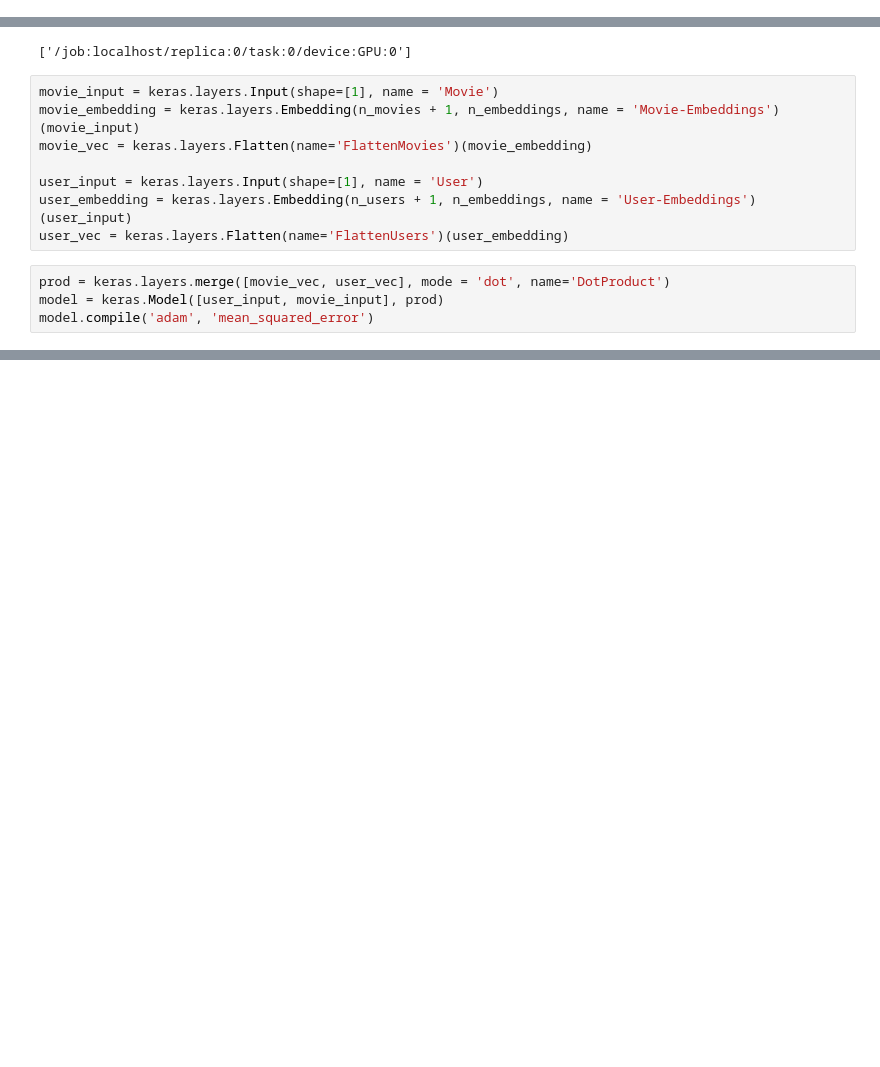
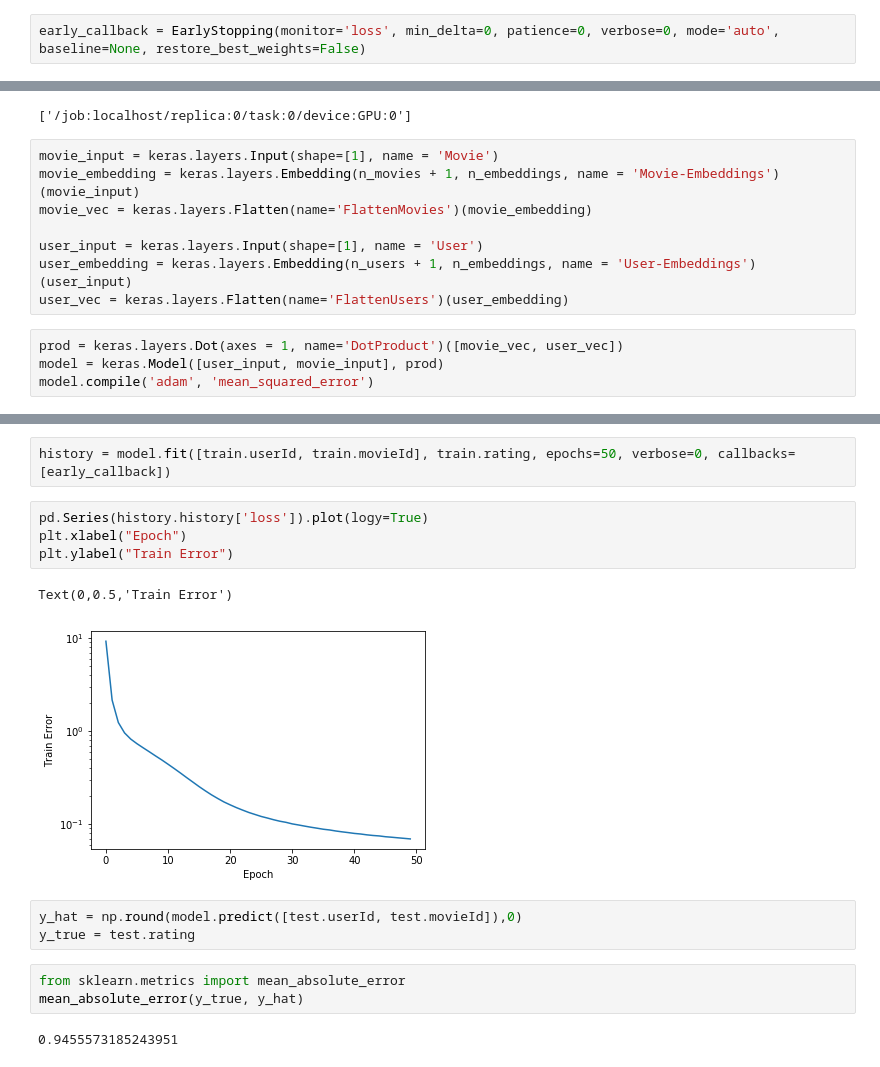
Before and after one commit to aryancodify/PyDeepLearning, a Jupyter notebook: movie_recommendation/collaborative_filtering.ipynb, the cells around one changed output, grey strips where cells are left out. Drawn from its saved outputs; the diff is of its cells as text; blank space fills up the shorter version.

```diff
--- a/movie_recommendation/collaborative_filtering.ipynb
+++ b/movie_recommendation/collaborative_filtering.ipynb
@@ -72,3 +76,5 @@ from keras.utils.vis_utils import model_to_dot
+# %%
+early_callback = EarlyStopping(monitor='loss', min_delta=0, patience=0, verbose=0, mode='auto', baseline=None, restore_best_weights=False)
 # %%
 n_users, n_movies = len(movies.userId.unique()), len(movies.movieId.unique())
 # %%
@@ -87,6 +93,6 @@ user_input = keras.layers.Input(shape=[1], name = 'User')
 user_embedding = keras.layers.Embedding(n_users + 1, n_embeddings, name = 'User-Embeddings')(user_input)
 user_vec = keras.layers.Flatten(name='FlattenUsers')(user_embedding)
 # %%
-prod = keras.layers.merge([movie_vec, user_vec], mode = 'dot', name='DotProduct')
+prod = keras.layers.Dot(axes = 1, name='DotProduct')([movie_vec, user_vec])
 model = keras.Model([user_input, movie_input], prod)
 model.compile('adam', 'mean_squared_error')
@@ -92,0 +123,17 @@ model.compile('adam', 'mean_squared_error')
+# %%
+history = model.fit([train.userId, train.movieId], train.rating, epochs=50, verbose=0, callbacks=[early_callback])
+# %%
+pd.Series(history.history['loss']).plot(logy=True)
+plt.xlabel("Epoch")
+plt.ylabel("Train Error")
+# %% [output]
+Text(0,0.5,'Train Error')
+[figure, added]
+# %%
+y_hat = np.round(model.predict([test.userId, test.movieId]),0)
+y_true = test.rating
+# %%
+from sklearn.metrics import mean_absolute_error
+mean_absolute_error(y_true, y_hat)
+# %% [output]
+0.9455573185243951
```
Also changed, not shown: parts of 23 cells of this notebook, 1 other file.
